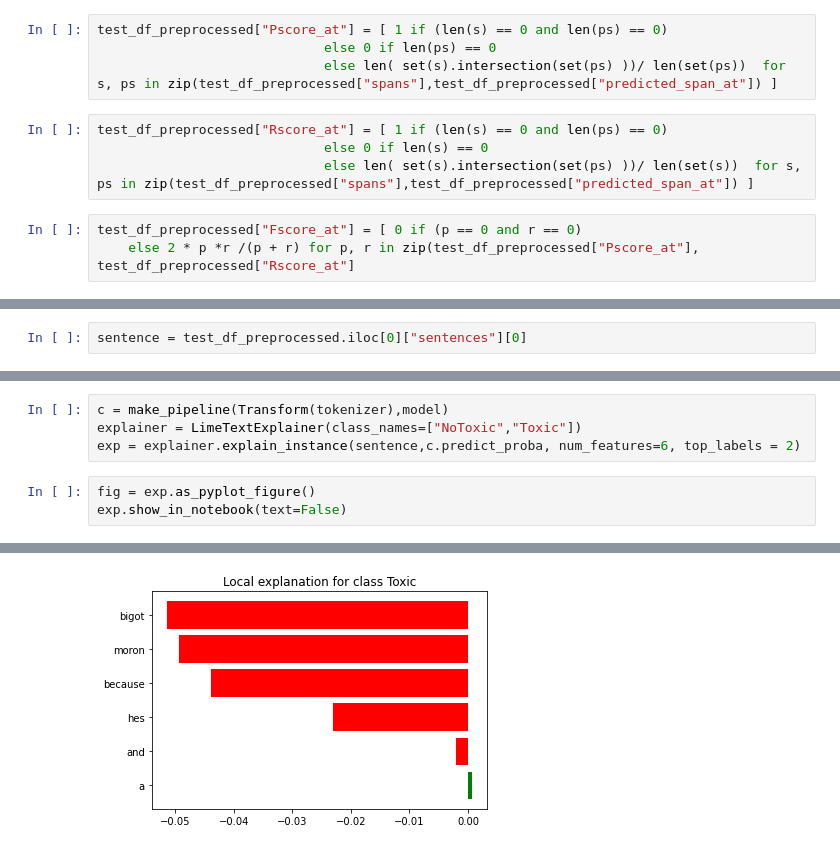
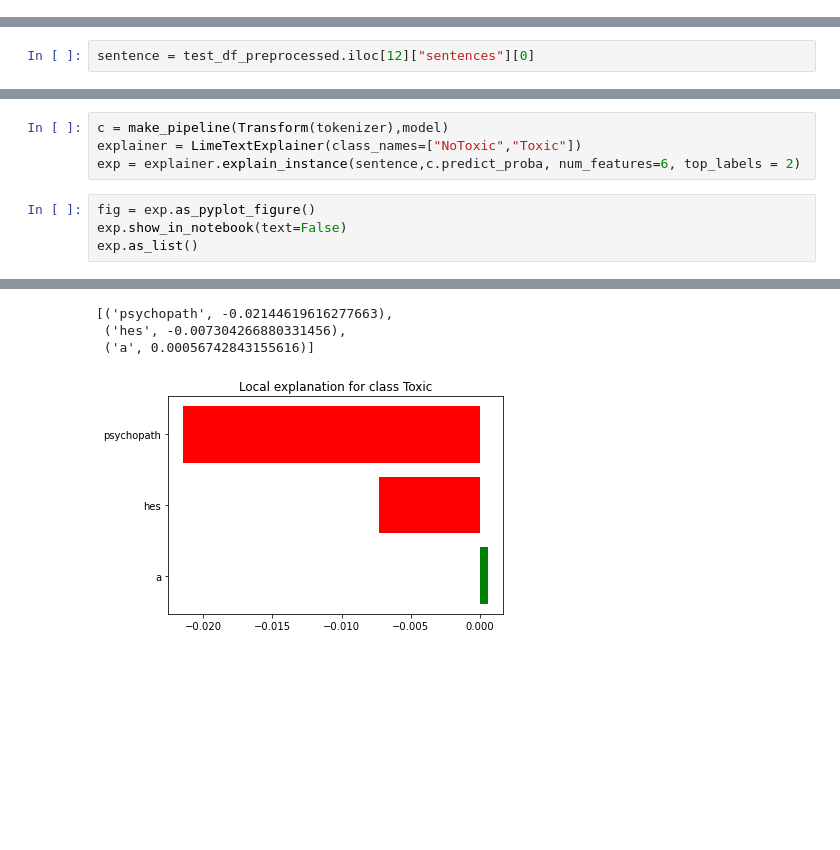
Before and after one commit to paatrycjaa/wedt-toxic-span-detection, a Jupyter notebook: lstm-lime.ipynb, the cells around one changed output, grey strips where cells are left out. Drawn from its saved outputs; the diff is of its cells as text; blank space fills up the shorter version.

```diff
--- a/lstm-lime.ipynb
+++ b/lstm-lime.ipynb
@@ -465,11 +435,0 @@ Errors may have originated from an input operation.
-# %%
-test_df_preprocessed["Pscore_at"] = [ 1 if (len(s) == 0 and len(ps) == 0)
-                             else 0 if len(ps) == 0
-                             else len( set(s).intersection(set(ps) ))/ len(set(ps))  for s, ps in zip(test_df_preprocessed["spans"],test_df_preprocessed["predicted_span_at"]) ]
-# %%
-test_df_preprocessed["Rscore_at"] = [ 1 if (len(s) == 0 and len(ps) == 0)
-                             else 0 if len(s) == 0
-                             else len( set(s).intersection(set(ps) ))/ len(set(s))  for s, ps in zip(test_df_preprocessed["spans"],test_df_preprocessed["predicted_span_at"]) ]
-# %%
-test_df_preprocessed["Fscore_at"] = [ 0 if (p == 0 and r == 0)
-    else 2 * p *r /(p + r) for p, r in zip(test_df_preprocessed["Pscore_at"], test_df_preprocessed["Rscore_at"]
@@ -485,5 +451,5 @@ model = keras.models.load_model("lstm_pooling")
 # %%
-sentence = test_df_preprocessed.iloc[0]["sentences"][0]
+sentence = test_df_preprocessed.iloc[12]["sentences"][0]
 # %%
 sentence
 # %% [output]
@@ -495,6 +461,10 @@ exp = explainer.explain_instance(sentence,c.predict_proba, num_features=6, top_l
 # %%
 fig = exp.as_pyplot_figure()
 exp.show_in_notebook(text=False)
+exp.as_list()
 # %% [output]
 [interactive output not drawn]
+[('psychopath', -0.02144619616277663),
+ ('hes', -0.007304266880331456),
+ ('a', 0.00056742843155616)]
-[figure, old version]
+[figure, new version]
```
Also changed, not shown: parts of 46 cells of this notebook, 13 other files.
